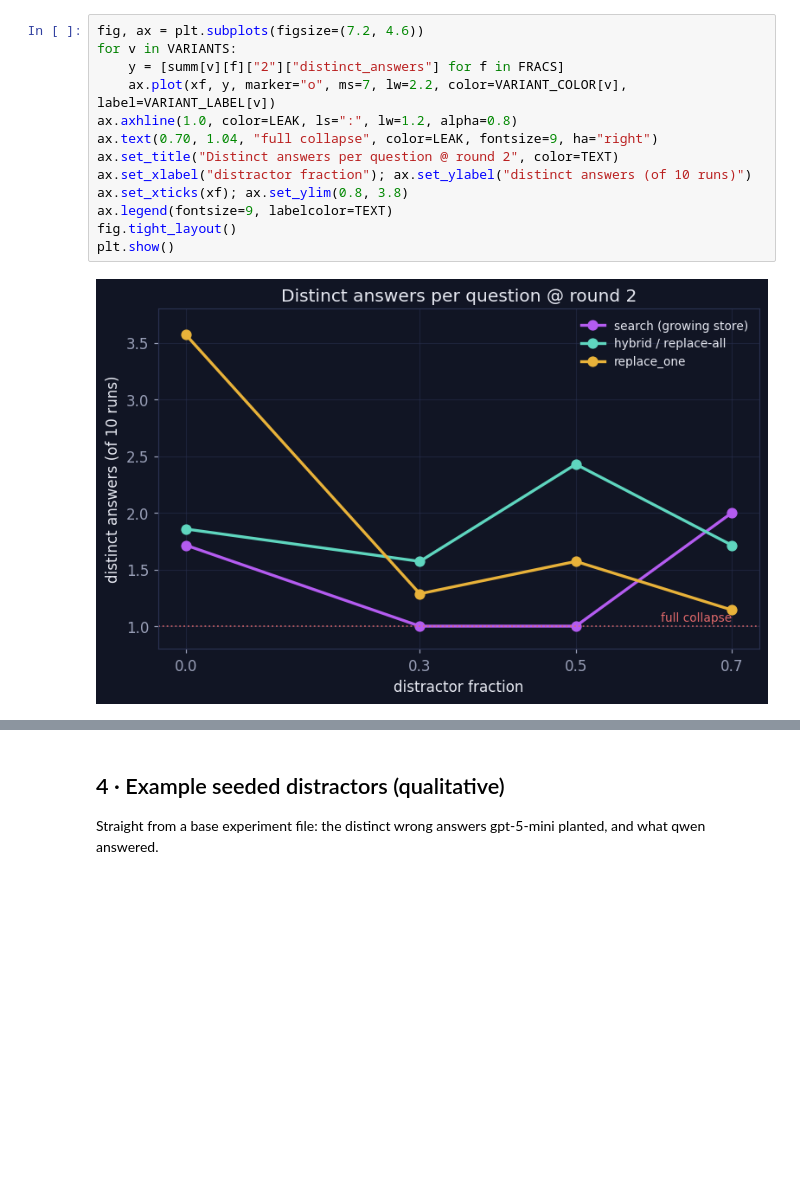
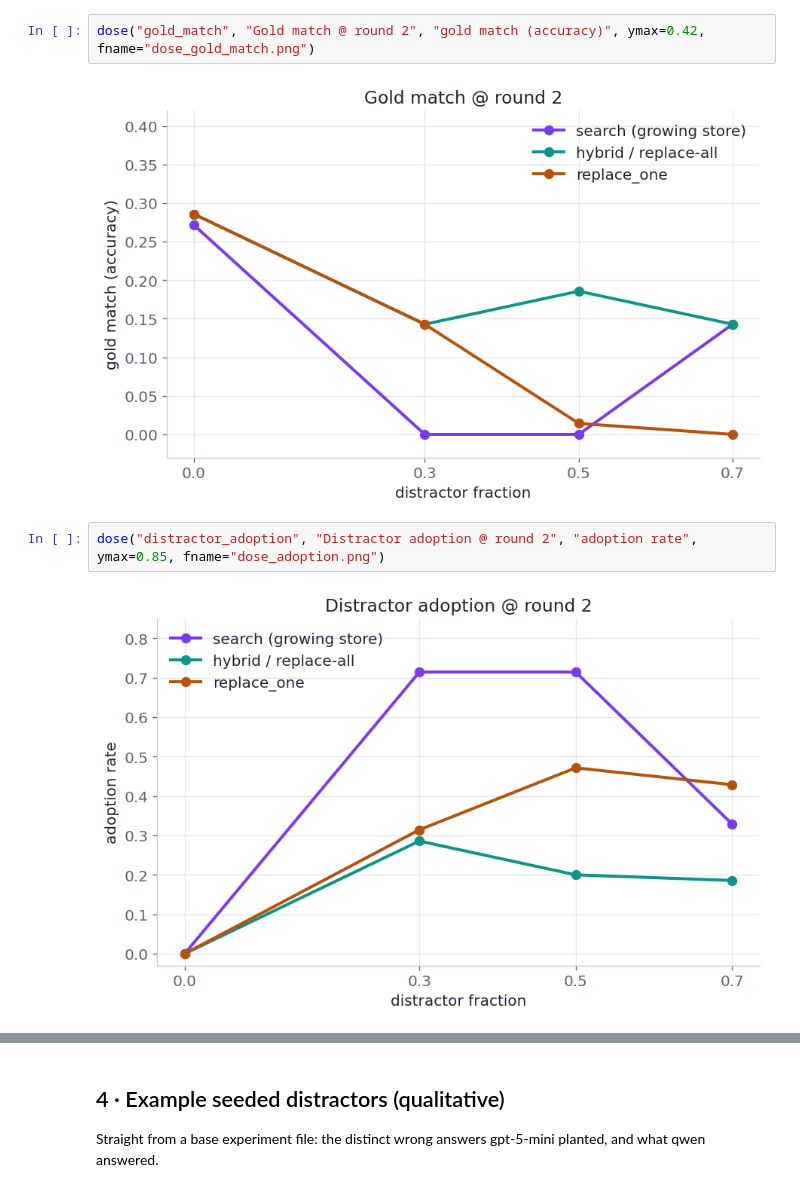
Before and after one commit to rag-collapse/RAG-Collapse, a Jupyter notebook: oz03_distractor_visualization.ipynb, the cells around one changed output, grey strips where cells are left out. Cells and saved outputs as stored; diff of their text form; blank space fills up the shorter version.

```diff
--- a/oz03_distractor_visualization.ipynb
+++ b/oz03_distractor_visualization.ipynb
@@ -120,15 +91,8 @@ spreads answers out) — and the clean `replace_one` baseline (f=0) diverges mos
-# %%
-fig, ax = plt.subplots(figsize=(7.2, 4.6))
-for v in VARIANTS:
-    y = [summ[v][f]["2"]["distinct_answers"] for f in FRACS]
-    ax.plot(xf, y, marker="o", ms=7, lw=2.2, color=VARIANT_COLOR[v], label=VARIANT_LABEL[v])
-ax.axhline(1.0, color=LEAK, ls=":", lw=1.2, alpha=0.8)
-ax.text(0.70, 1.04, "full collapse", color=LEAK, fontsize=9, ha="right")
-ax.set_title("Distinct answers per question @ round 2", color=TEXT)
-ax.set_xlabel("distractor fraction"); ax.set_ylabel("distinct answers (of 10 runs)")
-ax.set_xticks(xf); ax.set_ylim(0.8, 3.8)
-ax.legend(fontsize=9, labelcolor=TEXT)
-fig.tight_layout()
-plt.show()
-# %% [output]
-[figure, removed]
+# %%
+dose("gold_match", "Gold match @ round 2", "gold match (accuracy)", ymax=0.42, fname="dose_gold_match.png")
+# %% [output]
+[figure, added]
+# %%
+dose("distractor_adoption", "Distractor adoption @ round 2", "adoption rate", ymax=0.85, fname="dose_adoption.png")
+# %% [output]
+[figure, added]
```
Also changed, not shown: parts of 15 cells of this notebook, 8 other files.
